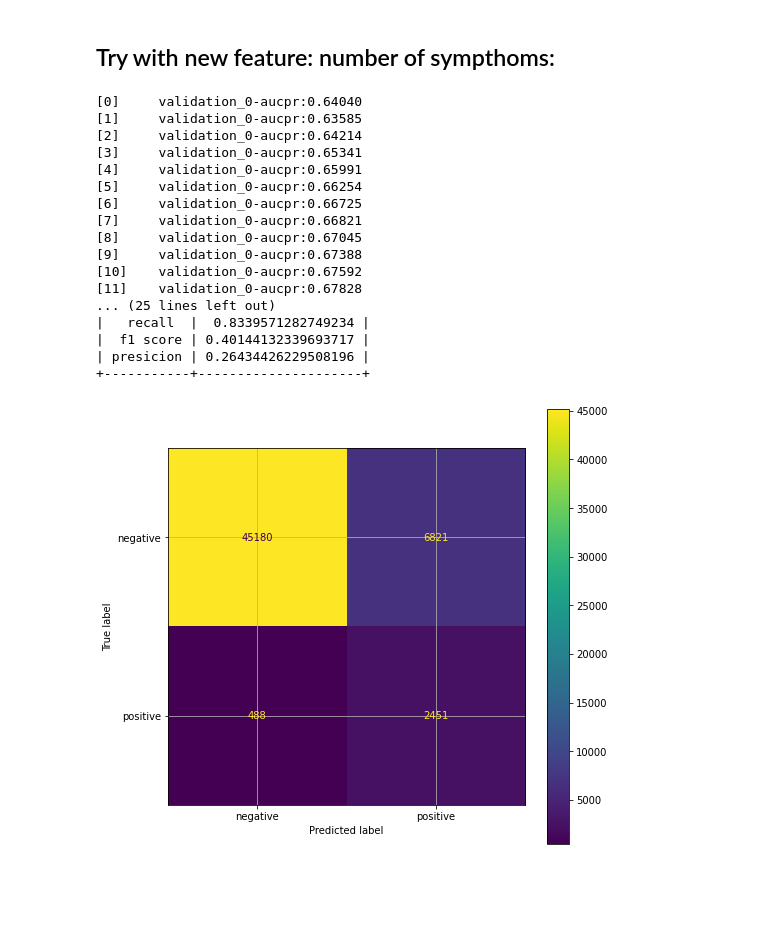
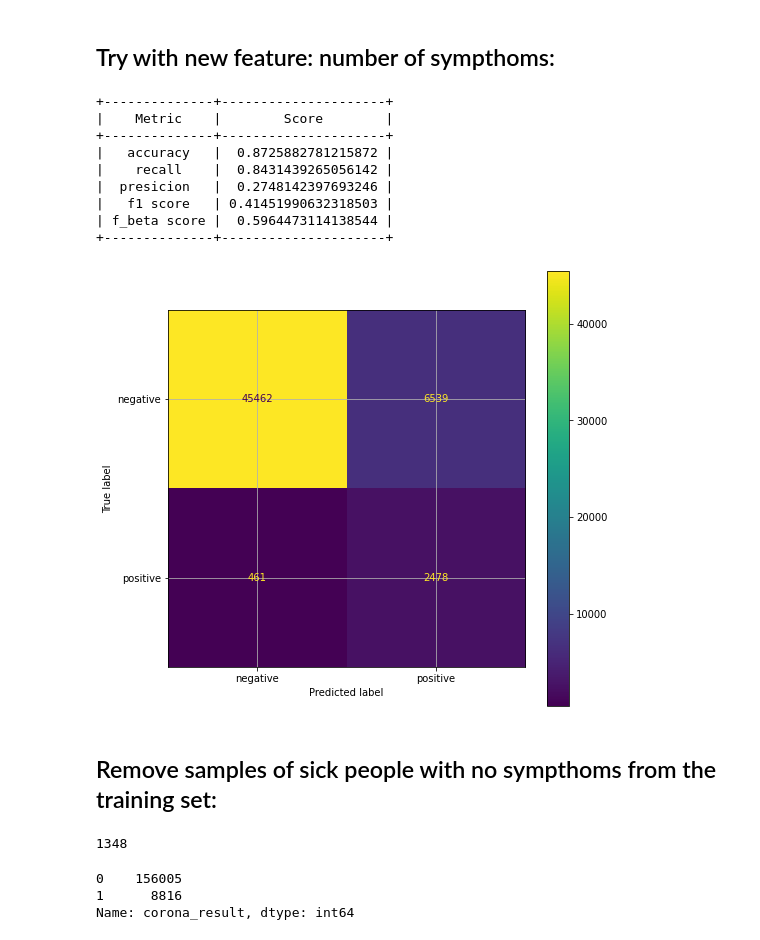
Before and after one commit to NirLalum/corona-diagnosis, a Jupyter notebook: xgboost.ipynb, the cells around one changed output. Drawn from its saved outputs; the diff is of its cells as text; code cells hidden in the pictures; blank space fills up the shorter version.

Commit message:
some updates:
1. add f_beta metric
2. cleaned samples of people with no sympthoms but positive
3. added new feature: number of positives at test date

```diff
--- a/xgboost.ipynb
+++ b/xgboost.ipynb
@@ -328,26 +312,20 @@ data_test = pd.concat([X_test, y_test], axis=1)
 X_test, y_test, X_val, y_val = mh.data_split(data_test , n_splits=1, test_size=0.5, train_size=0.5)
 # %%
 xgb_new_feature = xgb.XGBClassifier(objective='binary:logistic', learning_rate=0.3, max_depth=6, reg_lambda=0, gamma=2.0, scale_pos_weight=3)
-xgb_new_feature.fit(X_train, y_train,verbose=True, early_stopping_rounds=10, eval_metric='aucpr', eval_set=[(X_val, y_val)])
+xgb_new_feature.fit(X_train, y_train,verbose=False, early_stopping_rounds=10, eval_metric='aucpr', eval_set=[(X_val, y_val)])
 xgb_new_feature_pred = xgb_new_feature.predict(X_test)
 
 mh.model_evaluation(y_test, xgb_new_feature_pred)
 # %% [output]
-[0]     validation_0-aucpr:0.64040
-[1]     validation_0-aucpr:0.63585
-[2]     validation_0-aucpr:0.64214
-[3]     validation_0-aucpr:0.65341
-[4]     validation_0-aucpr:0.65991
-[5]     validation_0-aucpr:0.66254
-[6]     validation_0-aucpr:0.66725
-[7]     validation_0-aucpr:0.66821
-[8]     validation_0-aucpr:0.67045
-[9]     validation_0-aucpr:0.67388
-[10]    validation_0-aucpr:0.67592
-[11]    validation_0-aucpr:0.67828
-... (25 lines left out)
-|   recall  |  0.8339571282749234 |
-|  f1 score | 0.40144132339693717 |
-| presicion | 0.26434426229508196 |
-+-----------+---------------------+
++--------------+---------------------+
+|    Metric    |        Score        |
++--------------+---------------------+
+|   accuracy   |  0.8725882781215872 |
+|    recall    |  0.8431439265056142 |
+|  presicion   |  0.2748142397693246 |
+|   f1 score   | 0.41451990632318503 |
+| f_beta score |  0.5964473114138544 |
++--------------+---------------------+
-[figure, old version]
+[figure, new version]
+# %% [markdown]
+## Remove samples of sick people with no sympthoms from the training set:
@@ -353,0 +348,4 @@ mh.model_evaluation(y_test, xgb_new_feature_pred)
+# %%
+len(asympthomatic_samples)
+# %% [output]
+1348
@@ -353,0 +354,6 @@ mh.model_evaluation(y_test, xgb_new_feature_pred)
+# %%
+y_train.value_counts()
+# %% [output]
+0    156005
+1      8816
+Name: corona_result, dtype: int64
```
Also changed, not shown: parts of 19 cells of this notebook, 6 other files.
